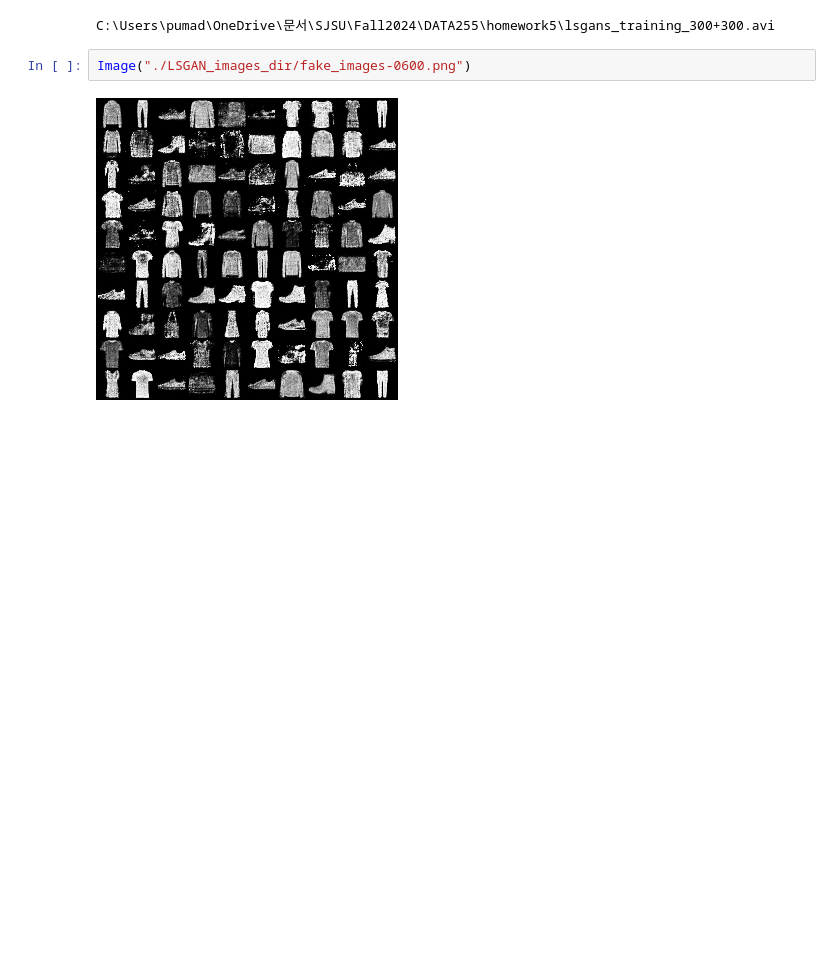
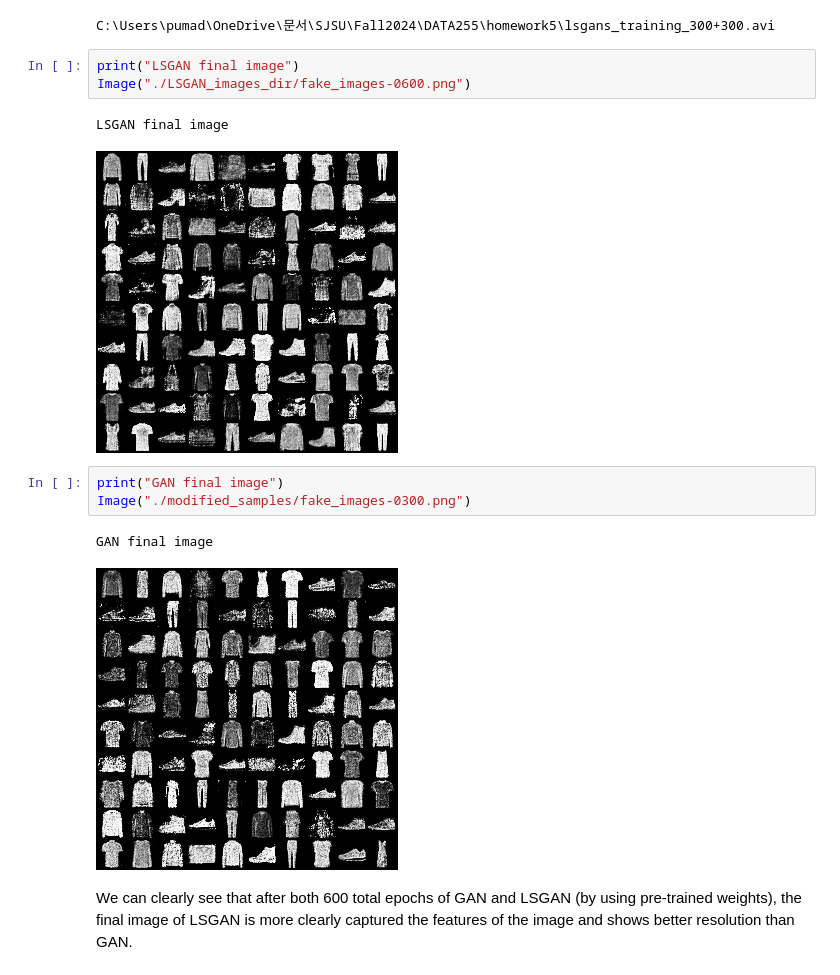
Before and after one commit to sgwlee96/Fall2024, a Jupyter notebook: DATA255/homework5/homework5_SungwonLee.ipynb, the cells around one changed output. Saved outputs shown, nothing was run; the diff lists cells and outputs as text; blank space fills up the shorter version.

Commit message:
homework5 Part2-LSGAN

```diff
--- a/DATA255/homework5/homework5_SungwonLee.ipynb
+++ b/DATA255/homework5/homework5_SungwonLee.ipynb
@@ -750,6 +750,16 @@ FileLink('lsgans_training_300+300.avi')
 # %% [output]
 C:\Users\pumad\OneDrive\문서\SJSU\Fall2024\DATA255\homework5\lsgans_training_300+300.avi
 # %%
+print("LSGAN final image")
 Image("./LSGAN_images_dir/fake_images-0600.png")
 # %% [output]
+LSGAN final image
 [figure]
+# %%
+print("GAN final image")
+Image("./modified_samples/fake_images-0300.png")
+# %% [output]
+GAN final image
+[figure, added]
+# %% [markdown]
+We can clearly see that after both 600 total epochs of GAN and LSGAN (by using pre-trained weights), the final image of LSGAN is more clearly captured the features of the image and shows better resolution than GAN.
```
